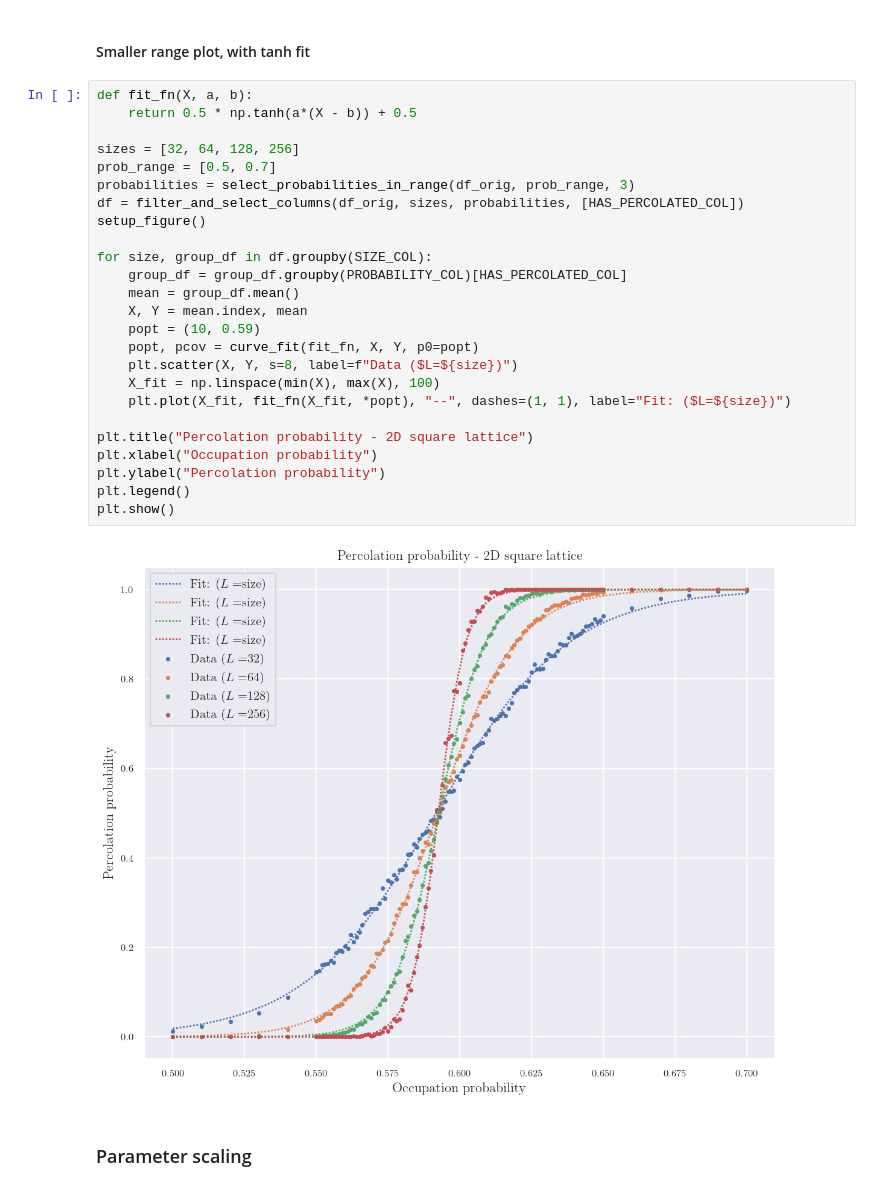
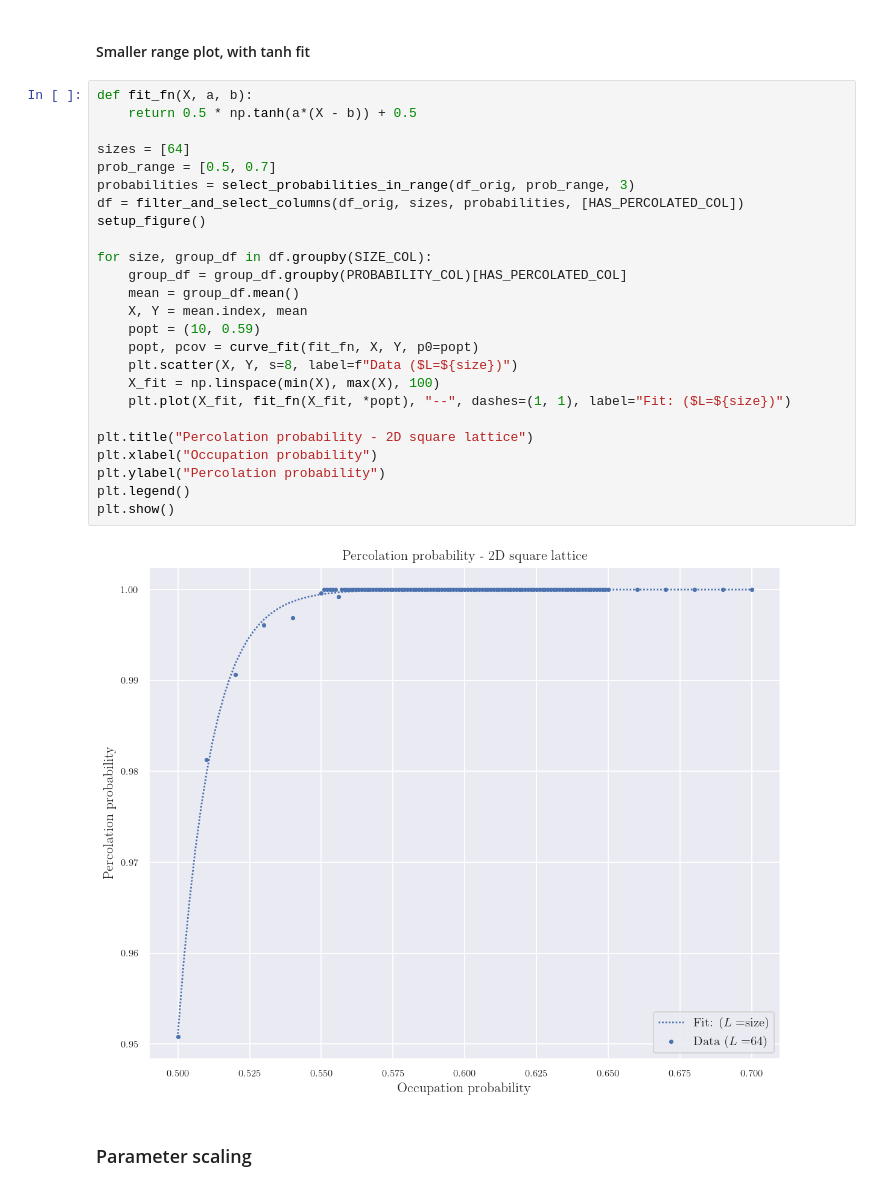
Before and after one commit to alansammarone/musk, a Jupyter notebook: notebooks/percolation_2d_analysis.ipynb, the cells around one changed output. Cells and saved outputs as stored; diff of their text form.

```diff
--- a/notebooks/percolation_2d_analysis.ipynb
+++ b/notebooks/percolation_2d_analysis.ipynb
@@ -139,30 +139,30 @@ plt.show()
 # %%
 def fit_fn(X, a, b):
     return 0.5 * np.tanh(a*(X - b)) + 0.5
 
-sizes = [32, 64, 128, 256]
+sizes = [64]
 prob_range = [0.5, 0.7]
 probabilities = select_probabilities_in_range(df_orig, prob_range, 3)
 df = filter_and_select_columns(df_orig, sizes, probabilities, [HAS_PERCOLATED_COL])
 setup_figure()
 
 for size, group_df in df.groupby(SIZE_COL):
     group_df = group_df.groupby(PROBABILITY_COL)[HAS_PERCOLATED_COL]
     mean = group_df.mean()
     X, Y = mean.index, mean
     popt = (10, 0.59)
     popt, pcov = curve_fit(fit_fn, X, Y, p0=popt)
     plt.scatter(X, Y, s=8, label=f"Data ($L=${size})")
     X_fit = np.linspace(min(X), max(X), 100)
     plt.plot(X_fit, fit_fn(X_fit, *popt), "--", dashes=(1, 1), label="Fit: ($L=${size})")
 
 plt.title("Percolation probability - 2D square lattice")
 plt.xlabel("Occupation probability")
 plt.ylabel("Percolation probability")
 plt.legend()
 plt.show()
 # %% [output]
-[figure, old version]
+[figure, new version]
 # %% [markdown]
 ### Parameter scaling
 # %%
```
Also changed, not shown: parts of 2 cells of this notebook, 4 other files.
